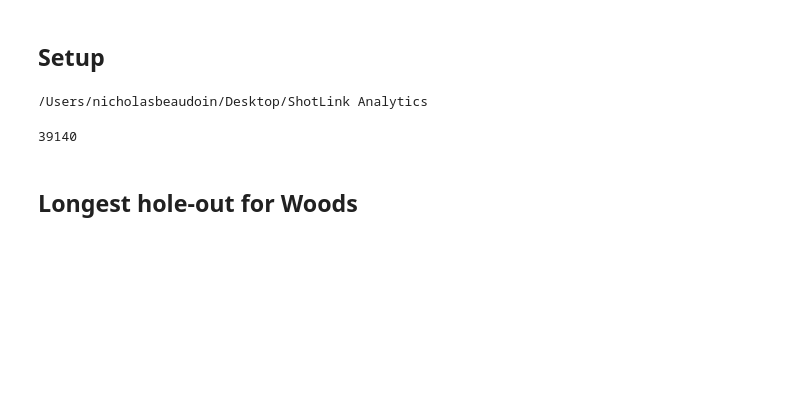
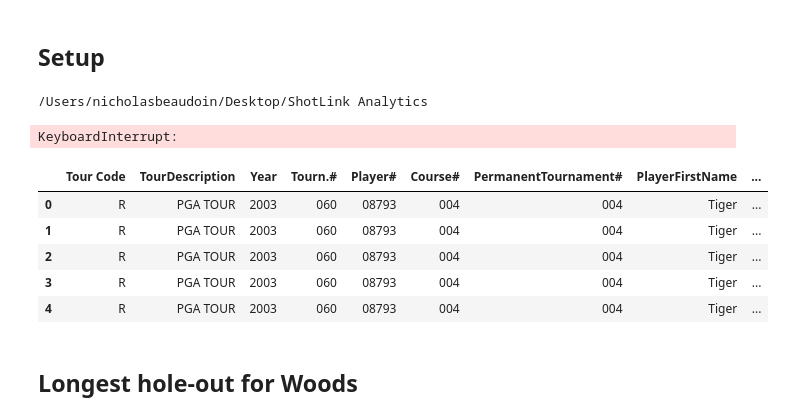
Before and after one commit to nbeaudoin/PGA-Tour-Shotlink-Analytics, a Jupyter notebook: Tiger Woods Basic Analysis.ipynb, the cells around one changed output. Drawn from its saved outputs; the diff is of its cells as text; code cells hidden in the pictures; blank space fills up the shorter version.

```diff
--- a/Tiger Woods Basic Analysis.ipynb
+++ b/Tiger Woods Basic Analysis.ipynb
@@ -19,10 +19,19 @@ conn = sqlite3.connect('Shotlink.db')
 # %%
 # Query data for Tiger Woods
 df = sql.read_sql("""SELECT * FROM PGA_stats
-                WHERE PlayerLastName = 'Woods'""", con=conn)
+                WHERE PlayerFullName = 'Woods, Tiger'""", con=conn)
 print(len(df))
 # %% [output]
-39140
+KeyboardInterrupt:
+# %%
+df.head()
+# %% [output]
+|  | Tour Code | TourDescription | Year | Tourn.# | Player# | Course# | PermanentTournament# | PlayerFirstName | ... |
+| 0 | R | PGA TOUR | 2003 | 060 | 08793 | 004 | 004 | Tiger | ... |
+| 1 | R | PGA TOUR | 2003 | 060 | 08793 | 004 | 004 | Tiger | ... |
+| 2 | R | PGA TOUR | 2003 | 060 | 08793 | 004 | 004 | Tiger | ... |
+| 3 | R | PGA TOUR | 2003 | 060 | 08793 | 004 | 004 | Tiger | ... |
+| 4 | R | PGA TOUR | 2003 | 060 | 08793 | 004 | 004 | Tiger | ... |
 # %% [markdown]
 ## Longest hole-out for Woods
 # %%
```
